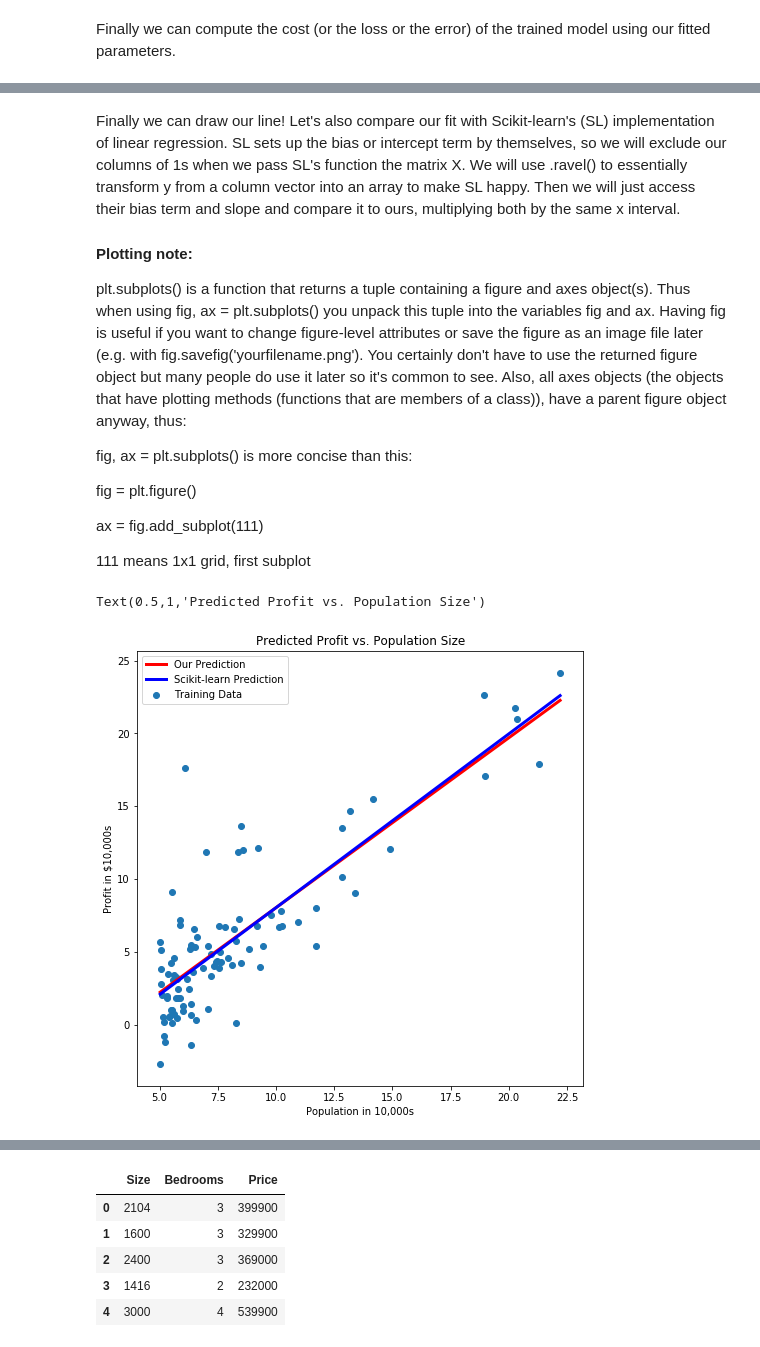
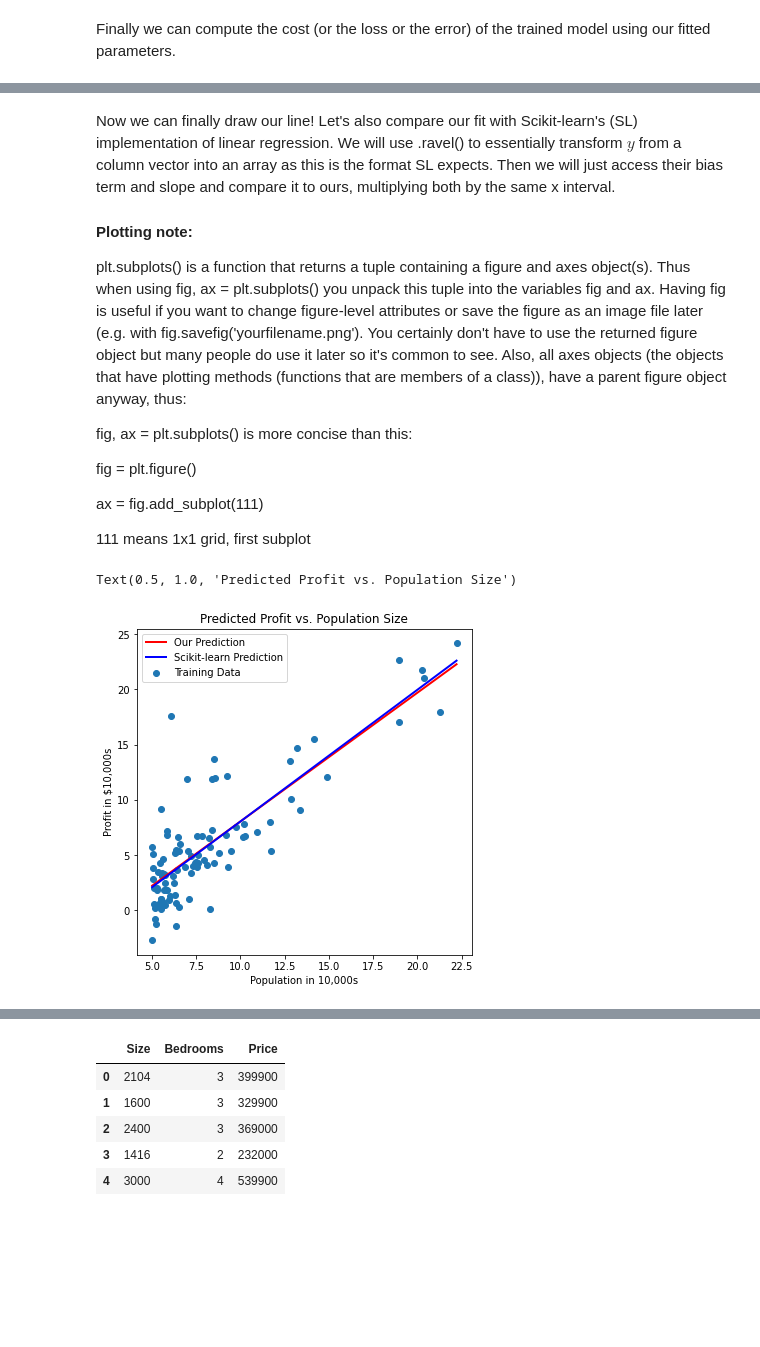
Before and after one commit to LuketheDukeBates/Linear-Regression-Demo, a Jupyter notebook: Linear Regression Demo.ipynb, the cells around one changed output, grey strips where cells are left out. Cells and saved outputs as stored; diff of their text form; code cells hidden in the pictures; blank space fills up the shorter version.

```diff
--- a/Linear Regression Demo.ipynb
+++ b/Linear Regression Demo.ipynb
@@ -241,14 +173,18 @@ After exiting the for-loop, our function will return our updated parameter value
 # %%
 def gradientDescent(X, y, alpha, iters):
-
-    theta = [[0]] * X.shape[1]
+    w = np.zeros((X.shape[1],1))
+    b = 0
 
     m = y.size
     cost = np.zeros(iters)
+    ws, bs = [], []
 
     for i in np.arange(iters):
-        h = np.dot(X, theta)
-        theta = theta - alpha * (1 / m) * (X.T.dot(h - y))
-        cost[i] = computeCost(X, y, theta)
-    return theta, cost
+        y_hat = np.dot(X, w) + b
+        ws.append(np.squeeze(w))
+        bs.append(b)
+        w = w - alpha * (1 / m) * (np.dot(X.T, (y_hat - y)))
+        b = b - alpha * (1 / m) * np.sum(((y_hat - y)))
+        cost[i] = computeCost(X, y, b, w)
+    return w, b, cost, ws, bs
 # %% [markdown]
@@ -269,0 +192,5 @@ array([6.73719046, 5.93159357, 5.90115471, ..., 4.48343473, 4.48341145,
+# %%
+new_w, new_b, cost, ws, bs = gradientDescent(X, y, alpha, iters)
+print("Optimized w: {}".format(new_w))
+print("Optimized b: {}".format(new_b))
+print("Costs: {}".format(cost))
@@ -288,8 +215,8 @@ new_theta[0, 1] is the slope, theta_1.
 # %%
-x_line = np.linspace(data.Population.min(), data.Population.max(), 100)
-y_line = new_theta.T[0, 0] + (new_theta.T[0, 1] * x_line)
+x_line = np.linspace(X.min(), X.max(), 100).reshape(100, 1)
+y_line = (new_w * x_line) + new_b
 # %% [markdown]
-Finally we can draw our line! Let's also compare our fit with Scikit-learn's (SL) implementation of linear regression. SL sets up the bias or intercept term by themselves, so we will exclude our columns of 1s when we pass SL's function the matrix X. We will use .ravel() to essentially transform y from a column vector into an array to make SL happy. Then we will just access their bias term and slope and compare it to ours, multiplying both by the same x interval.
+Now we can finally draw our line! Let's also compare our fit with Scikit-learn's (SL) implementation of linear regression. We will use .ravel() to essentially transform $y$ from a column vector into an array as this is the format SL expects. Then we will just access their bias term and slope and compare it to ours, multiplying both by the same x interval.
 
 #### Plotting note:
 plt.subplots() is a function that returns a tuple containing a figure and axes object(s).
@@ -312,15 +239,15 @@ ax = fig.add_subplot(111)
 # %%
 from sklearn import linear_model
 lr = linear_model.LinearRegression()
-lr.fit(X[:,1].reshape(-1, 1), y.ravel())
-fig, ax = plt.subplots(figsize=(8,8))
-ax.plot(x_line, y_line, 'r', linewidth=3.0, label='Our Prediction')
-ax.plot(x_line, lr.intercept_+ lr.coef_* x_line, 'b', linewidth = 3.0, label = 'Scikit-learn Prediction')
-ax.scatter(data.Population, data.Profit, label='Training Data')
-ax.legend(loc = 2)
+lr.fit(X, y.ravel())
+fig, ax = plt.subplots(figsize=(6,6))
+ax.plot(x_line, y_line, 'r', linewidth=2.0, label='Our Prediction')
+ax.plot(x_line, lr.intercept_+ lr.coef_* x_line, 'b', linewidth = 2.0, label = 'Scikit-learn Prediction')
+ax.scatter(X, y, label='Training Data')
+ax.legend()
 ax.set_xlabel('Population in 10,000s')
 ax.set_ylabel('Profit in $10,000s')
 ax.set_title('Predicted Profit vs. Population Size')
 # %% [output]
-Text(0.5,1,'Predicted Profit vs. Population Size')
+Text(0.5, 1.0, 'Predicted Profit vs. Population Size')
-[figure, old version]
+[figure, new version]
```
Also changed, not shown: parts of 82 cells of this notebook.
